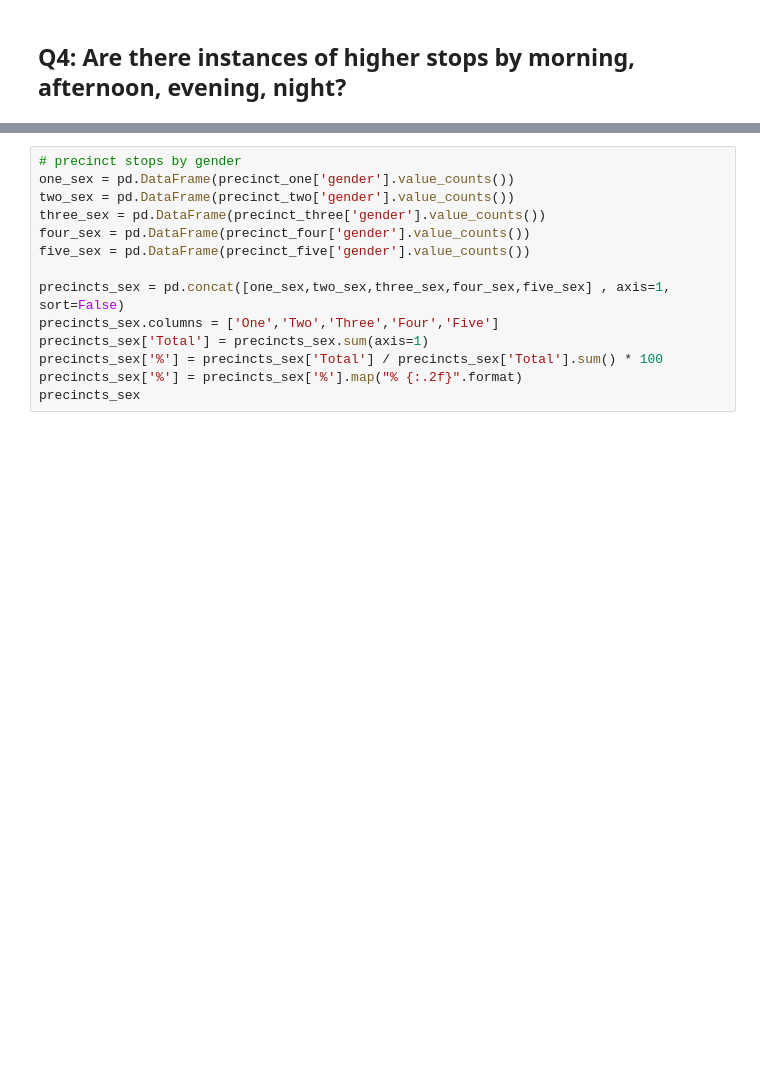
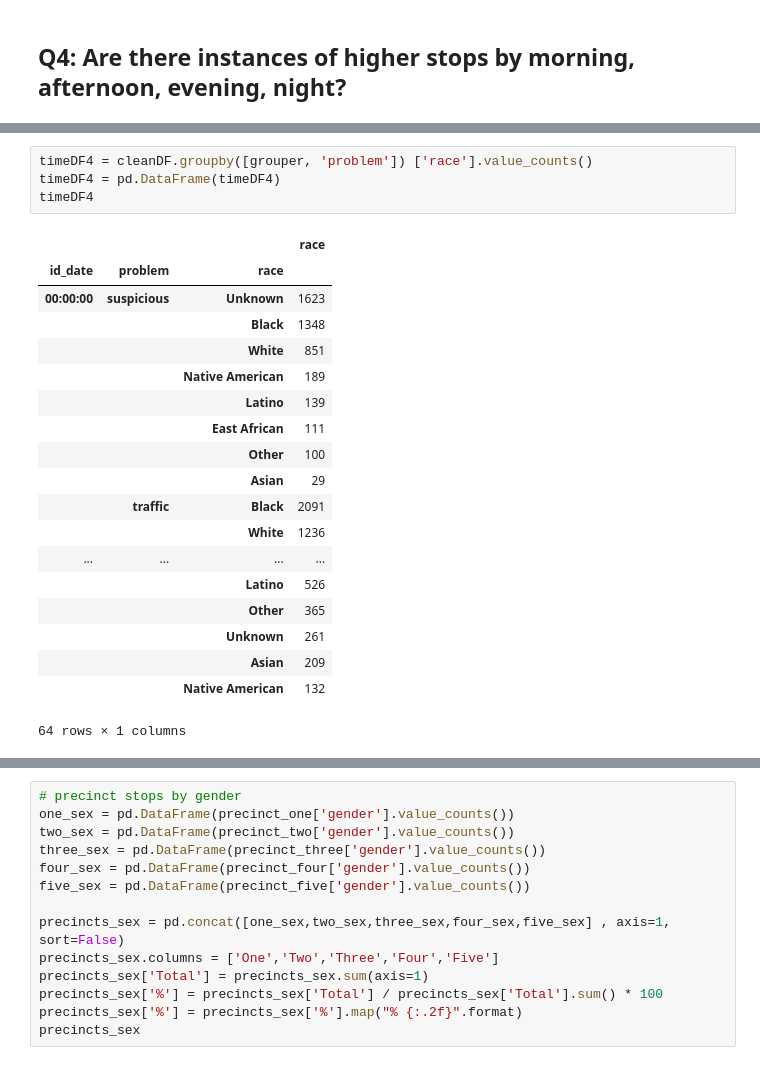
Before and after one commit to elu267/Project_GroupF, a Jupyter notebook: MN_Stop_Data.ipynb, the cells around one changed output, grey strips where cells are left out. Cells and saved outputs as stored; diff of their text form; blank space fills up the shorter version.

Commit message:
additional grouper options

```diff
--- a/MN_Stop_Data.ipynb
+++ b/MN_Stop_Data.ipynb
@@ -169,0 +194,24 @@ time_of_day
+# %%
+timeDF4 = cleanDF.groupby([grouper, 'problem']) ['race'].value_counts()
+timeDF4 = pd.DataFrame(timeDF4)
+timeDF4
+# %% [output]
+|  |  |  | race |
+| id_date | problem | race |  |
+| 00:00:00 | suspicious | Unknown | 1623 |
+|  |  | Black | 1348 |
+|  |  | White | 851 |
+|  |  | Native American | 189 |
+|  |  | Latino | 139 |
+|  |  | East African | 111 |
+|  |  | Other | 100 |
+|  |  | Asian | 29 |
+|  | traffic | Black | 2091 |
+|  |  | White | 1236 |
+| ... | ... | ... | ... |
+|  |  | Latino | 526 |
+|  |  | Other | 365 |
+|  |  | Unknown | 261 |
+|  |  | Asian | 209 |
+|  |  | Native American | 132 |
+64 rows × 1 columns
```
Also changed, not shown: parts of 5 cells of this notebook.
